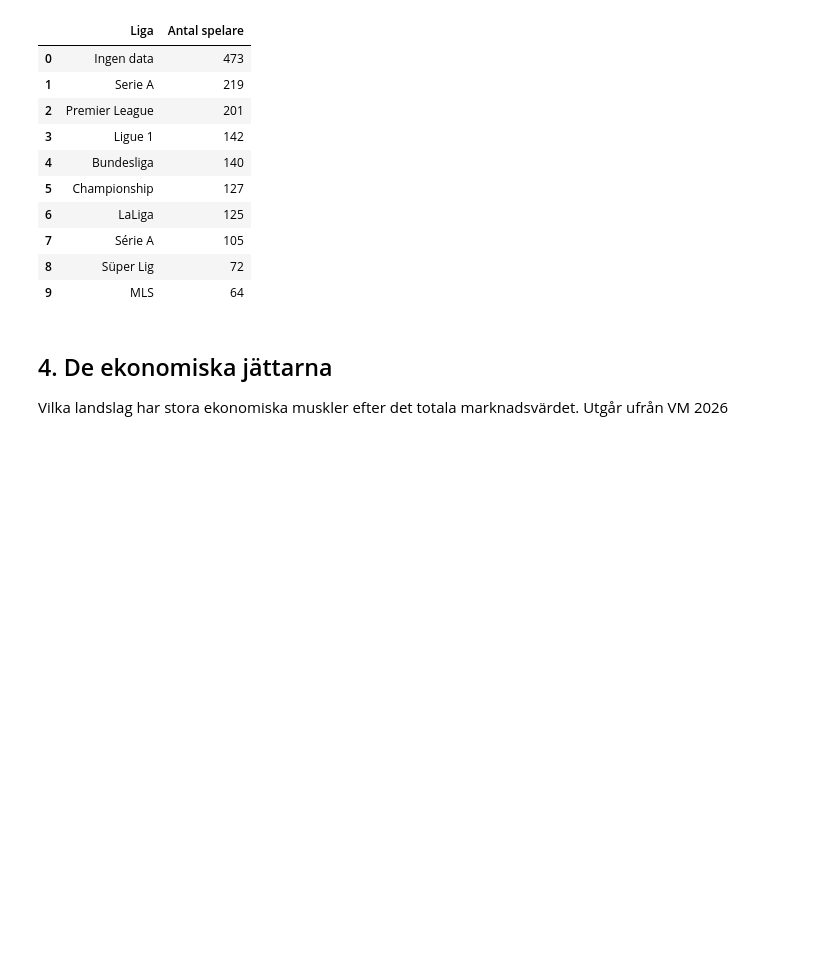
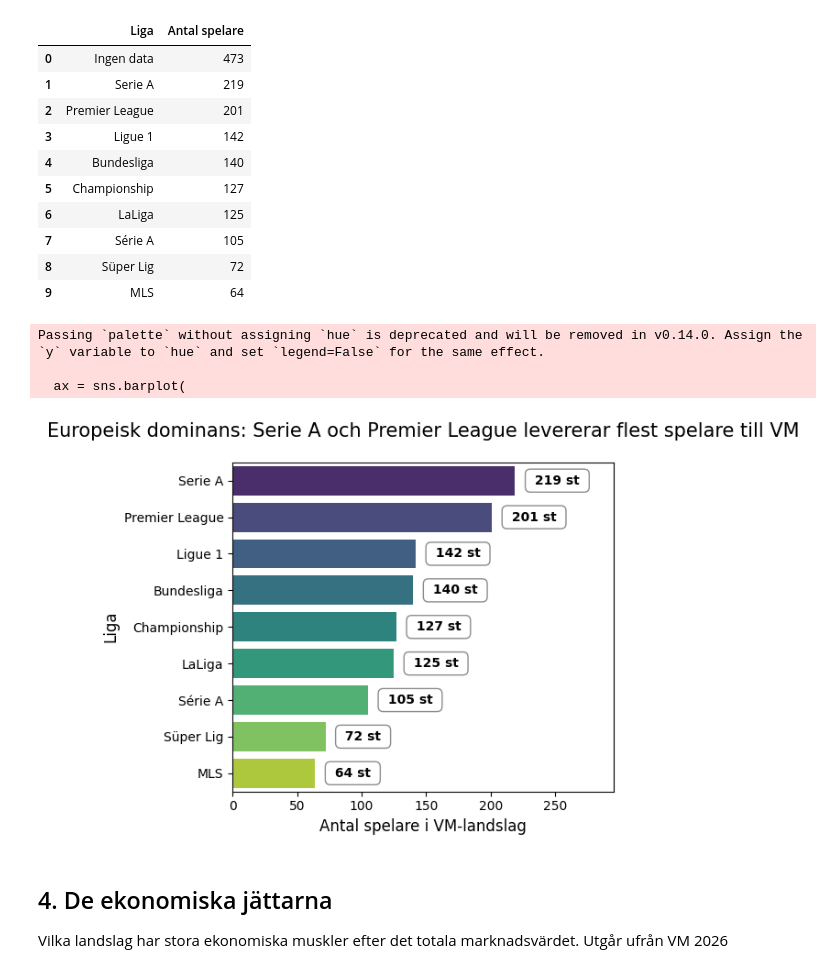
Before and after one commit to webcrunch/kk1-fifa-2026-analysis, a Jupyter notebook: fifa-jupiter.ipynb, the cells around one changed output. Drawn from its saved outputs; the diff is of its cells as text; code cells hidden in the pictures; blank space fills up the shorter version.

```diff
--- a/fifa-jupiter.ipynb
+++ b/fifa-jupiter.ipynb
@@ -596,6 +596,59 @@ De 10 ligorna med flest landslagsspelare:
 | 7 | Série A | 105 |
 | 8 | Süper Lig | 72 |
 | 9 | MLS | 64 |
+# %%
+filtered_leagues_clean = top_10_leagues[top_10_leagues["Liga"] != "Ingen data"]
+
+plt.Figure(figsize=(12, 8))
+
+ax = sns.barplot(
+    data=filtered_leagues_clean,
+    x='Antal spelare',
+    y='Liga',
+    palette='viridis'
+)
+
+plt.title(
+    "Europeisk dominans: Serie A och Premier League levererar flest spelare till VM",
+    fontsize=15,
+    pad=20,
+)
+
+plt.xlabel("Antal spelare i VM-landslag", fontsize=12)
+plt.ylabel("Liga", fontsize=12)
+
+
+for i, p in enumerate(ax.patches):
+    value = int(p.get_width())
+
+    # Genom att lägga till mellanslag ' {value} st ' blir boxen bredare
+    ax.annotate(
+        f" {value} st ",
+        (p.get_width(), p.get_y() + p.get_height() / 2),
+        ha="left",
+        va="center",
+        xytext=(12, 0),
+        textcoords="offset points",
+        fontsize=10,
+        fontweight="bold",
+        bbox=dict(
+            boxstyle="round,pad=0.4",  # pad=0.4 ger lite mer luft runt om
+            fc="white",
+            ec="gray",
+            lw=1,
+            alpha=0.9,
+        ),
+    )
+
+plt.tight_layout()
+max_val = filtered_leagues_clean["Antal spelare"].max()
+plt.xlim(0, max_val * 1.35)
+plt.show()
+# %% [output]
+Passing `palette` without assigning `hue` is deprecated and will be removed in v0.14.0. Assign the `y` variable to `hue` and set `legend=False` for the same effect.
+
+  ax = sns.barplot(
+[figure, added]
 # %% [markdown]
 ## 4. De ekonomiska jättarna
 
```
Also changed, not shown: parts of 4 cells of this notebook.
